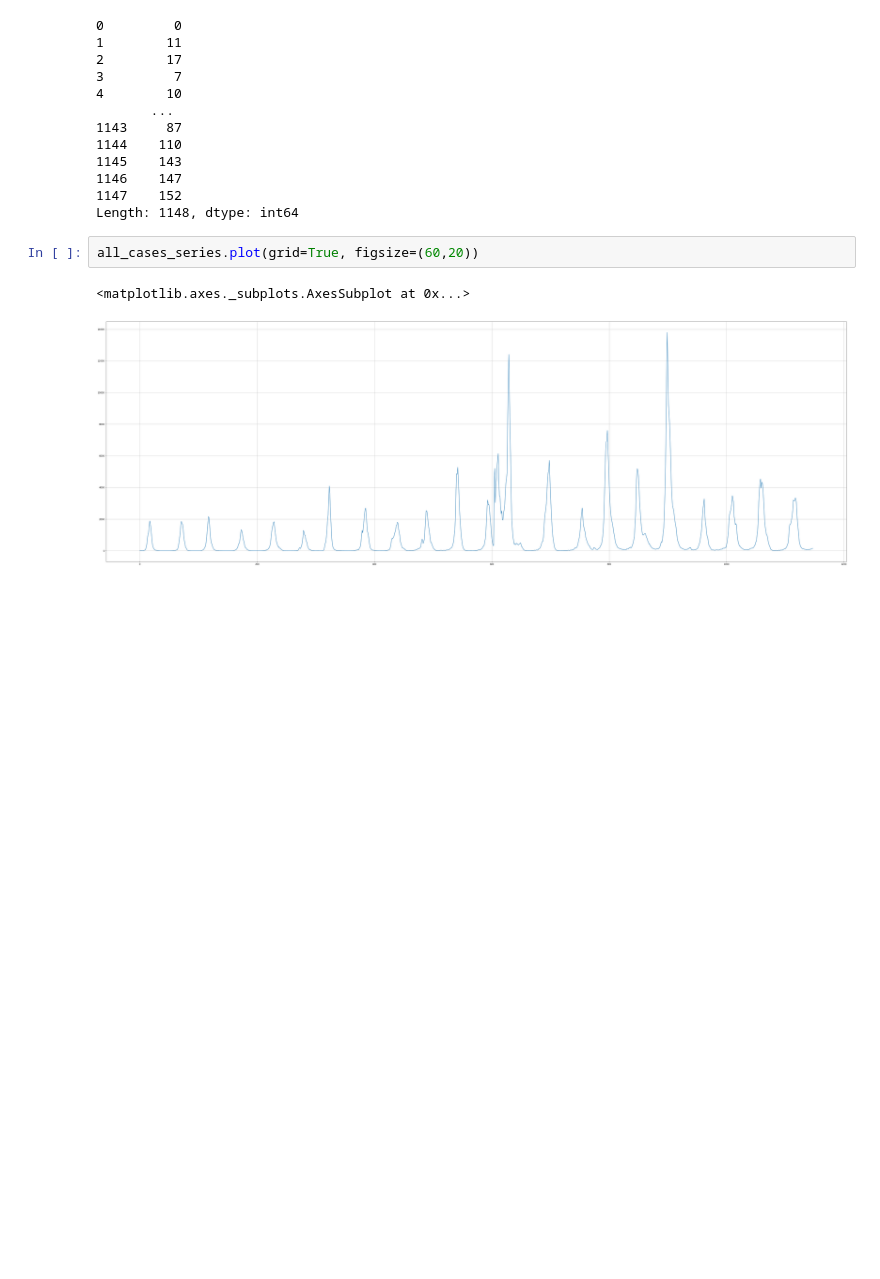
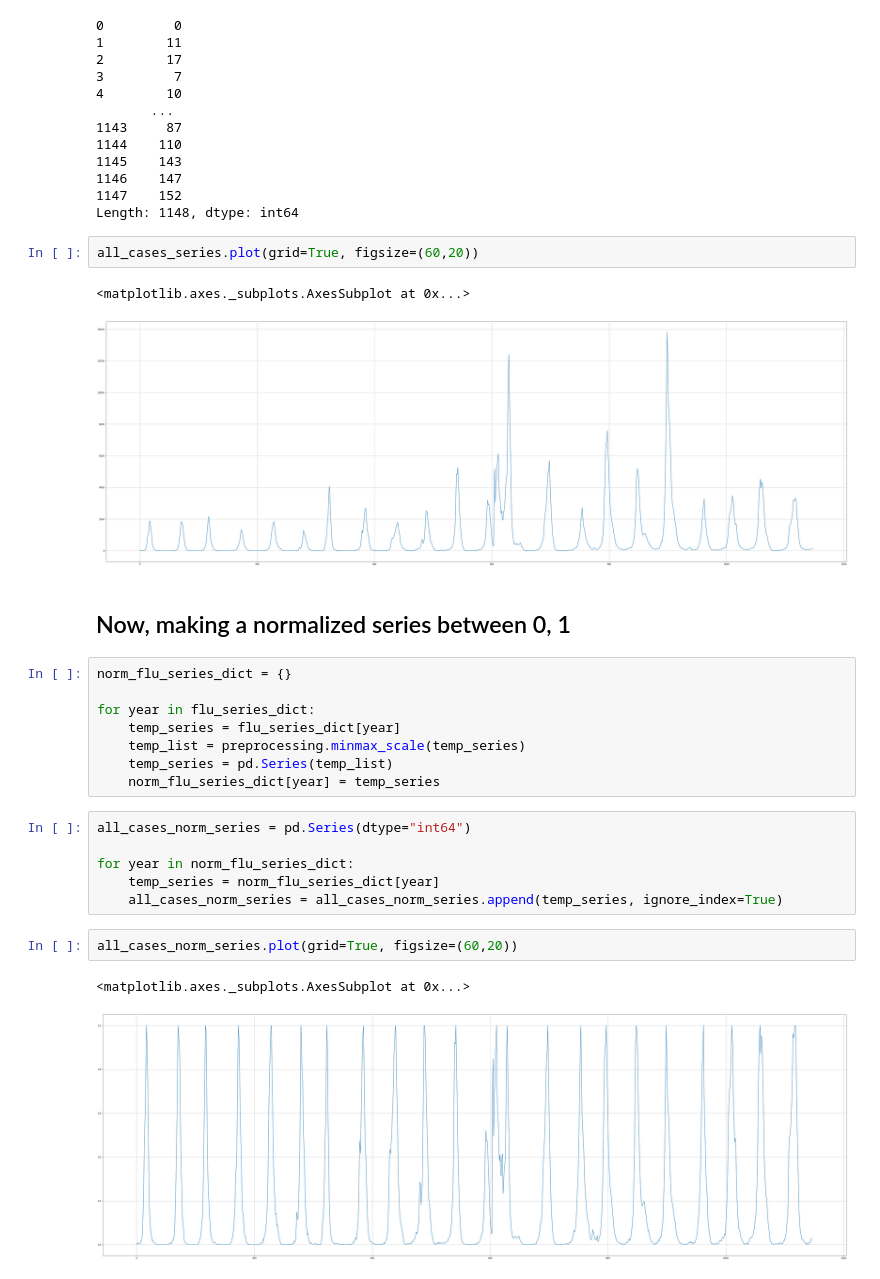
Before and after one commit to tamjazad/ml-covid19, a Jupyter notebook: flu-trained-models/usa_flu_model_single.ipynb, the cells around one changed output. Drawn from its saved outputs; the diff is of its cells as text; blank space fills up the shorter version.

Commit message:
created a concatenated normalized flu data series

```diff
--- a/flu-trained-models/usa_flu_model_single.ipynb
+++ b/flu-trained-models/usa_flu_model_single.ipynb
@@ -82,3 +84,24 @@ all_cases_series.plot(grid=True, figsize=(60,20))
 # %% [output]
 <matplotlib.axes._subplots.AxesSubplot at 0x...>
 [figure]
+# %% [markdown]
+## Now, making a normalized series between 0, 1
+# %%
+norm_flu_series_dict = {}
+
+for year in flu_series_dict:
+    temp_series = flu_series_dict[year]
+    temp_list = preprocessing.minmax_scale(temp_series)
+    temp_series = pd.Series(temp_list)
+    norm_flu_series_dict[year] = temp_series
+# %%
+all_cases_norm_series = pd.Series(dtype="int64")
+
+for year in norm_flu_series_dict:
+    temp_series = norm_flu_series_dict[year]
+    all_cases_norm_series = all_cases_norm_series.append(temp_series, ignore_index=True)
+# %%
+all_cases_norm_series.plot(grid=True, figsize=(60,20))
+# %% [output]
+<matplotlib.axes._subplots.AxesSubplot at 0x...>
+[figure, added]
```
Also changed, not shown: parts of 1 cell of this notebook.
